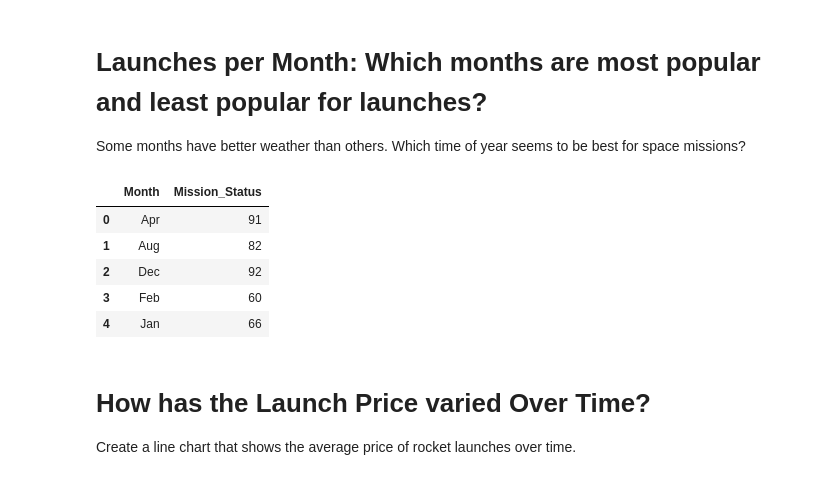
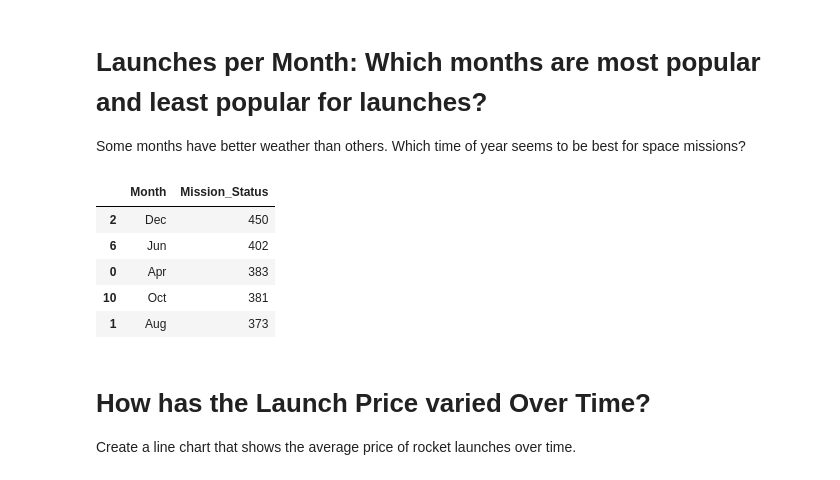
Before and after one commit to Tabinka/DataScience---Space-Missions, a Jupyter notebook: Space_Missions_Analysis_(start).ipynb, the cells around one changed output. Cells and saved outputs as stored; diff of their text form; code cells hidden in the pictures.

```diff
--- a/Space_Missions_Analysis_(start).ipynb
+++ b/Space_Missions_Analysis_(start).ipynb
@@ -102,6 +102,5 @@ There aren't any duplicated values.
 Consider removing columns containing junk data.
 # %%
 df = df.drop_duplicates()
-df = df.dropna()
 # %%
 df.drop(["Unnamed: 0", "Unnamed: 0.1"], inplace=True, axis=1)
@@ -123,5 +123,5 @@ df
 # %% [markdown]
 ## Descriptive Statistics
 # %%
-df['Price'] = [ i.replace(",","") for i in df['Price'] ]
-df['Price'] = pd.to_numeric(df['Price'], downcast="float")
+df_price_clean['Price'] = [ i.replace(",","") for i in df_price_clean['Price'] ]
+df_price_clean['Price'] = pd.to_numeric(df_price_clean['Price'], downcast="float")
@@ -242,10 +239,14 @@ df['Country'] = [x.split(', ')[-1] for x in df['Location'].values]
 df.loc[df['Country'] == "Russia", 'Country'] = "Russian Federation"
 df.loc[df['Country'] == "New Mexico", 'Country'] = "USA"
 df.loc[df['Country'] == "Yellow Sea", 'Country'] = "China"
-df.loc[df['Country'] == "Shahrud Missile Test Site", 'Country'] = "Iran"
+df.loc[df['Country'] == "Shahrud Missile Test Site", 'Country'] = "Iran, Islamic Republic of"
+df.loc[df['Country'] == "Iran", 'Country'] = "Iran, Islamic Republic of"
 df.loc[df['Country'] == "Pacific Missile Range Facility", 'Country'] = "USA"
+df.loc[df['Country'] == "Pacific Ocean", 'Country'] = "USA"
 df.loc[df['Country'] == "Barents Sea", 'Country'] = "Russian Federation"
 df.loc[df['Country'] == "Gran Canaria", 'Country'] = "USA"
+df.loc[df['Country'] == "North Korea", 'Country'] = "KP"
+df.loc[df['Country'] == "South Korea", 'Country'] = "KR"
 # %%
 grouped = df.groupby(['Country'], as_index=False)
 country_df = pd.DataFrame(grouped['Mission_Status'].count())
@@ -311,15 +317,15 @@ Which month has seen the highest number of launches in all time? Superimpose a r
 Some months have better weather than others. Which time of year seems to be best for space missions?
 # %%
 df['Month'] = [x.split(' ')[1] for x in df['Date'].values]
-launches_month = df.groupby(["Month"], as_index=False)["Mission_Status"].count()
+launches_month = df.groupby(["Month"], as_index=False)["Mission_Status"].count().sort_values(by="Mission_Status", ascending=False)
 launches_month.head()
 # %% [output]
 |  | Month | Mission_Status |
-| 0 | Apr | 91 |
-| 1 | Aug | 82 |
-| 2 | Dec | 92 |
-| 3 | Feb | 60 |
-| 4 | Jan | 66 |
+| 2 | Dec | 450 |
+| 6 | Jun | 402 |
+| 0 | Apr | 383 |
+| 10 | Oct | 381 |
+| 1 | Aug | 373 |
 # %%
 number_launches_month_bar = px.bar(launches_month, x="Month", y="Mission_Status", labels={'Mission_Status':'Number of launches'}, title="Number of Launches per Month", color="Month")
 number_launches_month_bar.show()
```
Also changed, not shown: parts of 39 cells of this notebook.
